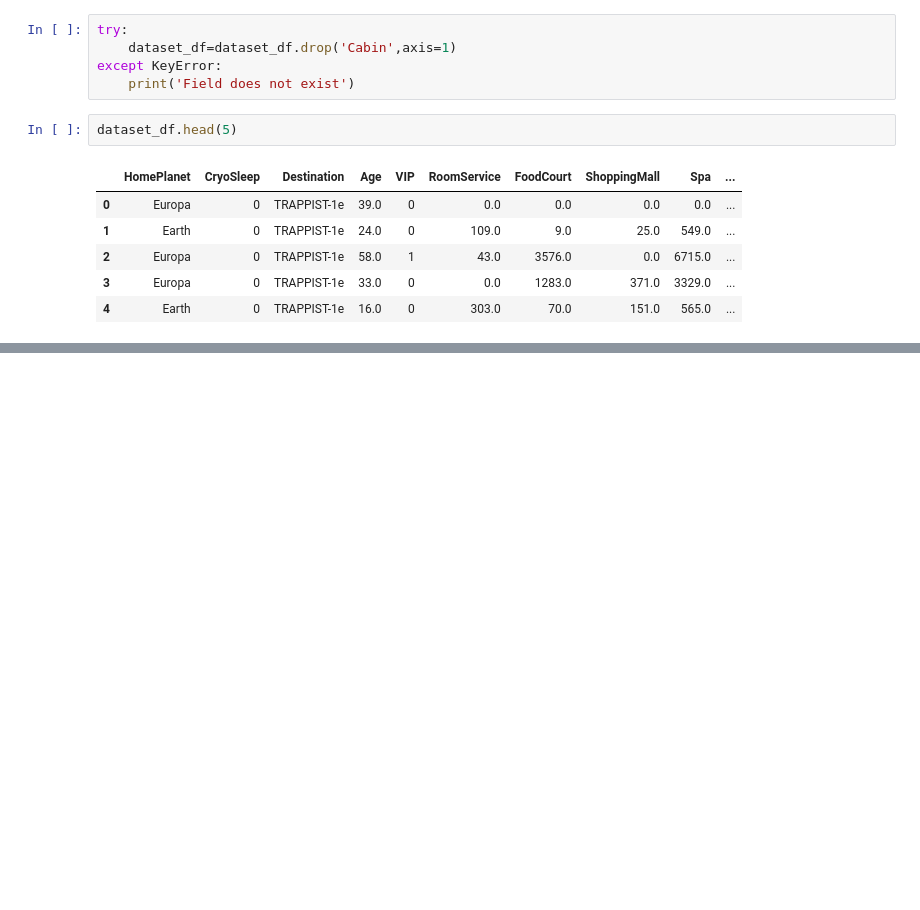
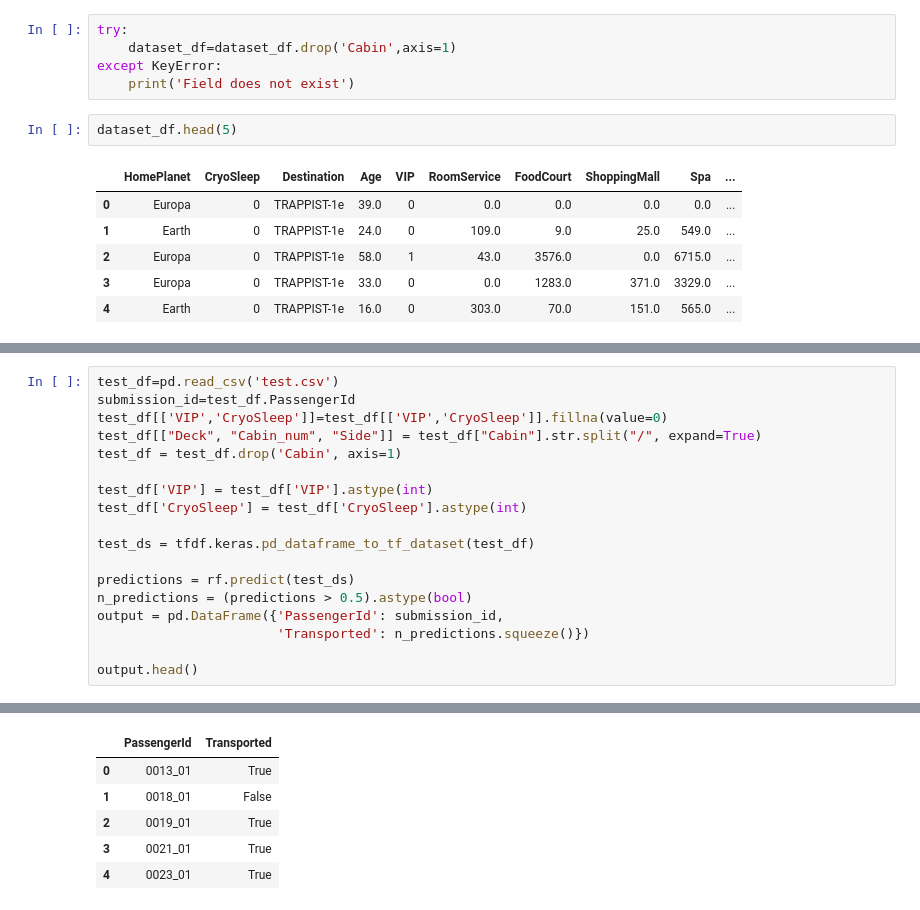
Before and after one commit to cangqiongyishao/KaggleCompetition, a Jupyter notebook: Spaceship Titanic/Spaceship Titanic with TFDF.ipynb, the cells around one changed output, grey strips where cells are left out. Saved outputs shown, nothing was run; the diff lists cells and outputs as text; blank space fills up the shorter version.

```diff
--- a/Spaceship Titanic/Spaceship Titanic with TFDF.ipynb
+++ b/Spaceship Titanic/Spaceship Titanic with TFDF.ipynb
@@ -145,0 +252,19 @@ dataset_df.head(5)
+# %%
+test_df=pd.read_csv('test.csv')
+submission_id=test_df.PassengerId
+test_df[['VIP','CryoSleep']]=test_df[['VIP','CryoSleep']].fillna(value=0)
+test_df[["Deck", "Cabin_num", "Side"]] = test_df["Cabin"].str.split("/", expand=True)
+test_df = test_df.drop('Cabin', axis=1)
+
+test_df['VIP'] = test_df['VIP'].astype(int)
+test_df['CryoSleep'] = test_df['CryoSleep'].astype(int)
+
+test_ds = tfdf.keras.pd_dataframe_to_tf_dataset(test_df)
+
+predictions = rf.predict(test_ds)
+n_predictions = (predictions > 0.5).astype(bool)
+output = pd.DataFrame({'PassengerId': submission_id,
+                       'Transported': n_predictions.squeeze()})
+
+output.head()
+# %% [output]
@@ -145,0 +272,6 @@ dataset_df.head(5)
+|  | PassengerId | Transported |
+| 0 | 0013_01 | True |
+| 1 | 0018_01 | False |
+| 2 | 0019_01 | True |
+| 3 | 0021_01 | True |
+| 4 | 0023_01 | True |
```
Also changed, not shown: parts of 14 cells of this notebook.
